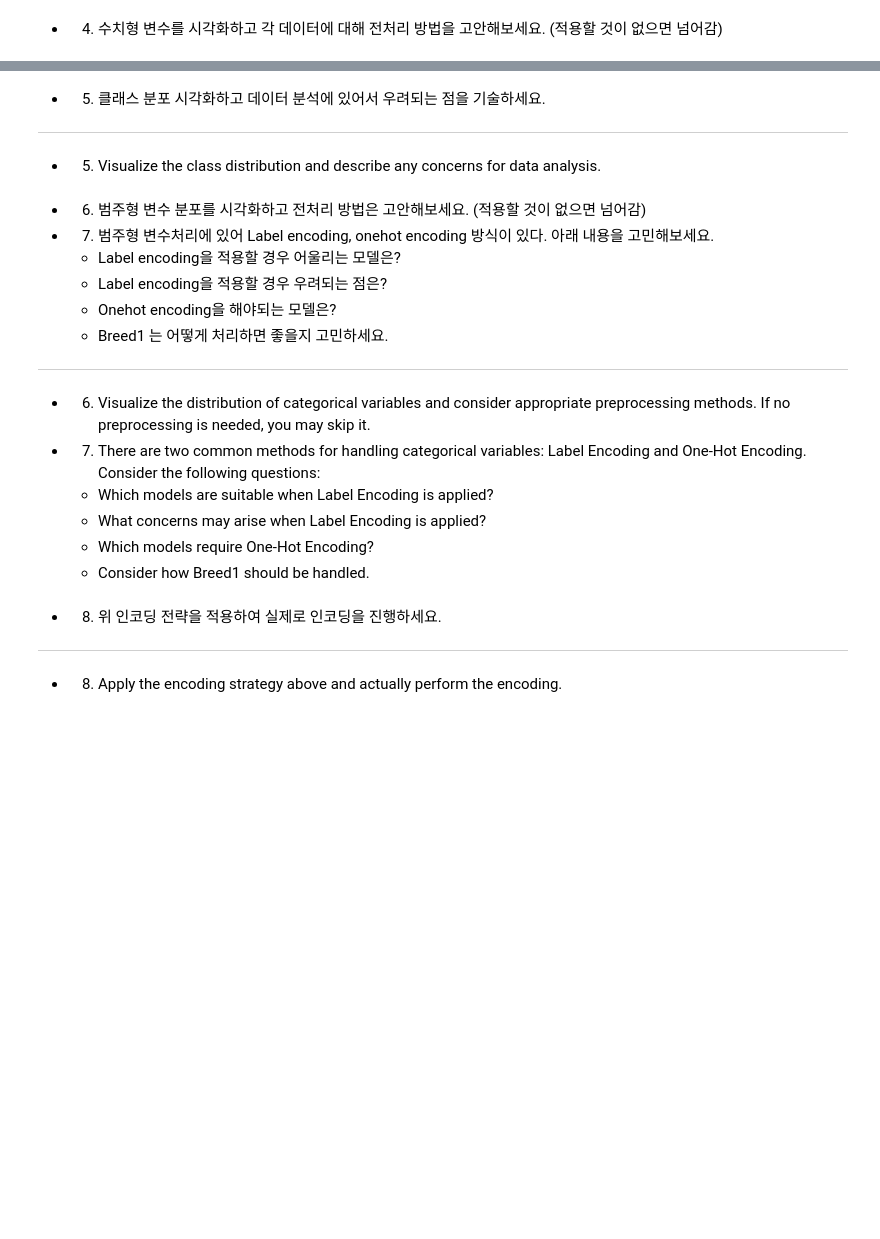
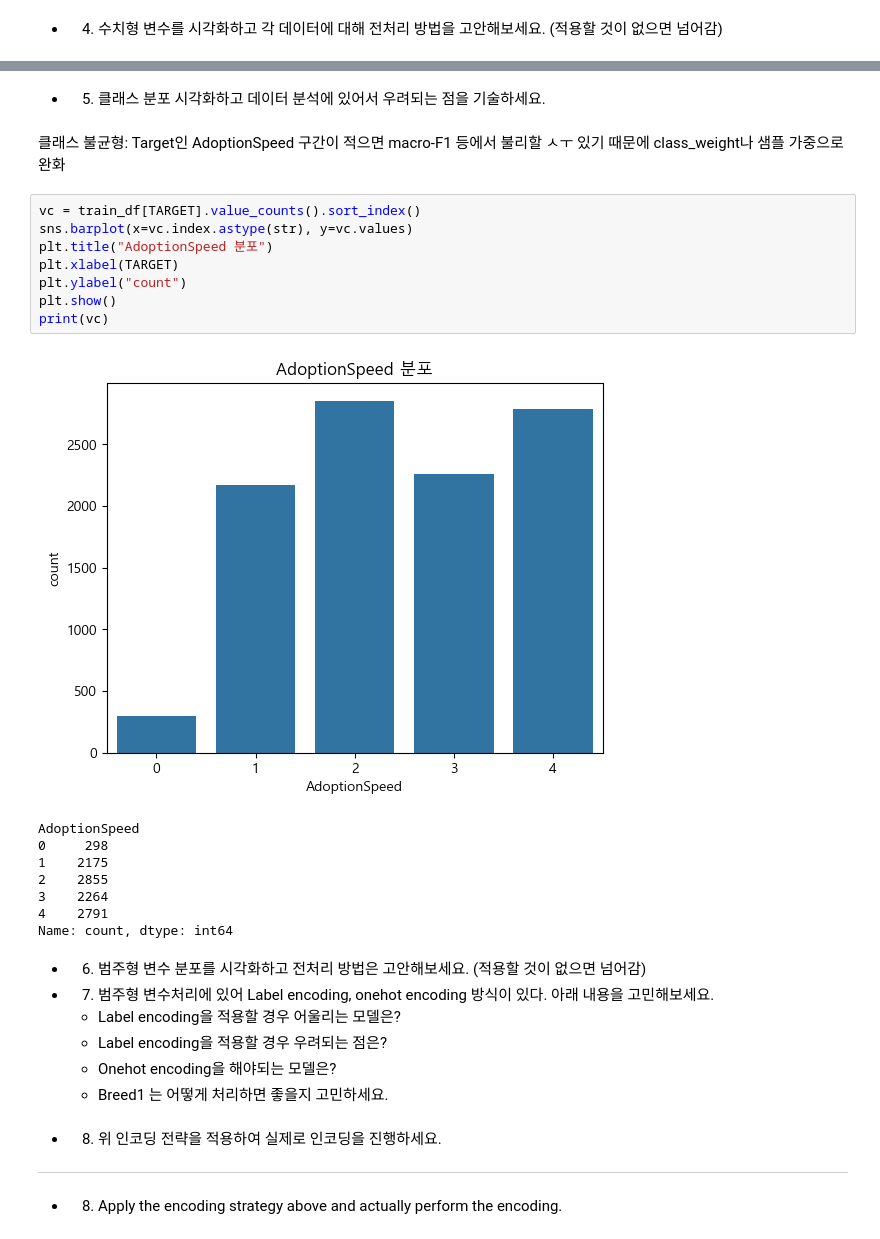
Before and after one commit to seongwwww/bigdata_07, a Jupyter notebook: problem.ipynb, the cells around one changed output, grey strips where cells are left out. Cells and saved outputs as stored; diff of their text form; blank space fills up the shorter version.

```diff
--- a/problem.ipynb
+++ b/problem.ipynb
@@ -132,7 +178,24 @@ NameError: name 'sns' is not defined
 # %% [markdown]
 - 5. 클래스 분포 시각화하고 데이터 분석에 있어서 우려되는 점을 기술하세요.
---------------------------------
-- 5. Visualize the class distribution and describe any concerns for data analysis.
+# %% [markdown]
+클래스 불균형: Target인 AdoptionSpeed 구간이 적으면 macro-F1 등에서 불리할 ㅅㅜ 있기 때문에 class_weight나 샘플 가중으로 완화
+# %%
+vc = train_df[TARGET].value_counts().sort_index()
+sns.barplot(x=vc.index.astype(str), y=vc.values)
+plt.title("AdoptionSpeed 분포")
+plt.xlabel(TARGET)
+plt.ylabel("count")
+plt.show()
+print(vc)
+# %% [output]
+[figure, added]
+AdoptionSpeed
+0     298
+1    2175
+2    2855
+3    2264
+4    2791
+Name: count, dtype: int64
 # %% [markdown]
 - 6. 범주형 변수 분포를 시각화하고 전처리 방법은 고안해보세요. (적용할 것이 없으면 넘어감)
 - 7. 범주형 변수처리에 있어 Label encoding, onehot encoding 방식이 있다. 아래 내용을 고민해보세요.
@@ -141,14 +204,6 @@ NameError: name 'sns' is not defined
     - Label encoding을 적용할 경우 우려되는 점은?
     - Onehot encoding을 해야되는 모델은?
     - Breed1 는 어떻게 처리하면 좋을지 고민하세요.
-
---------------------------------------------------
-- 6. Visualize the distribution of categorical variables and consider appropriate preprocessing methods. If no preprocessing is needed, you may skip it.
-- 7. There are two common methods for handling categorical variables: Label Encoding and One-Hot Encoding. Consider the following questions:
-    - Which models are suitable when Label Encoding is applied?
-    - What concerns may arise when Label Encoding is applied?
-    - Which models require One-Hot Encoding?
-    - Consider how Breed1 should be handled.
 # %% [markdown]
 - 8. 위 인코딩 전략을 적용하여 실제로 인코딩을 진행하세요.
 --------------------------------
```
Also changed, not shown: parts of 4 cells of this notebook.
